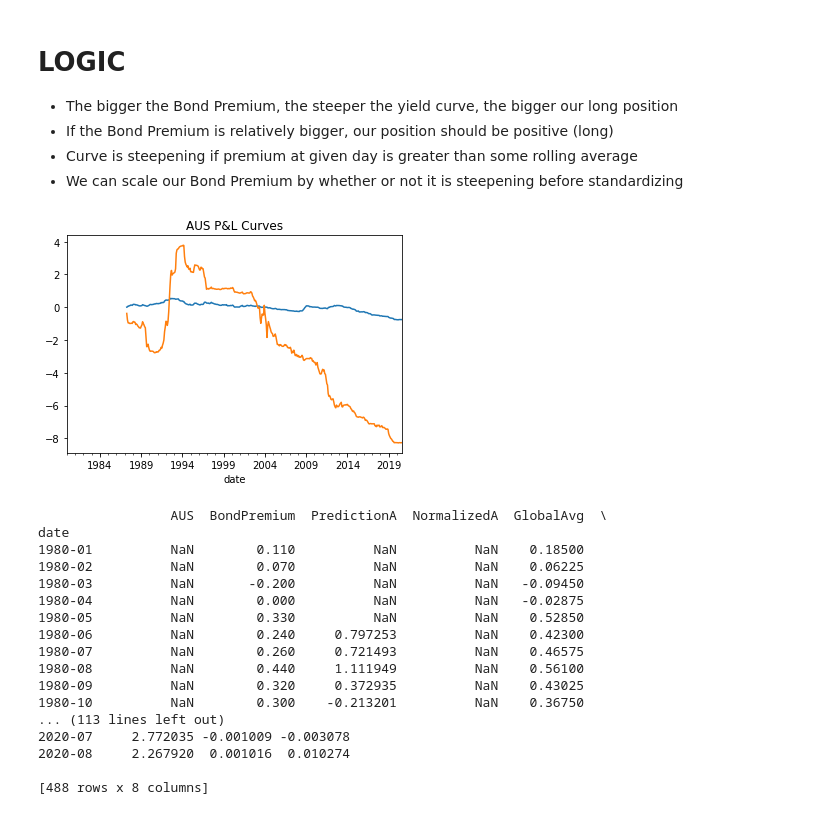
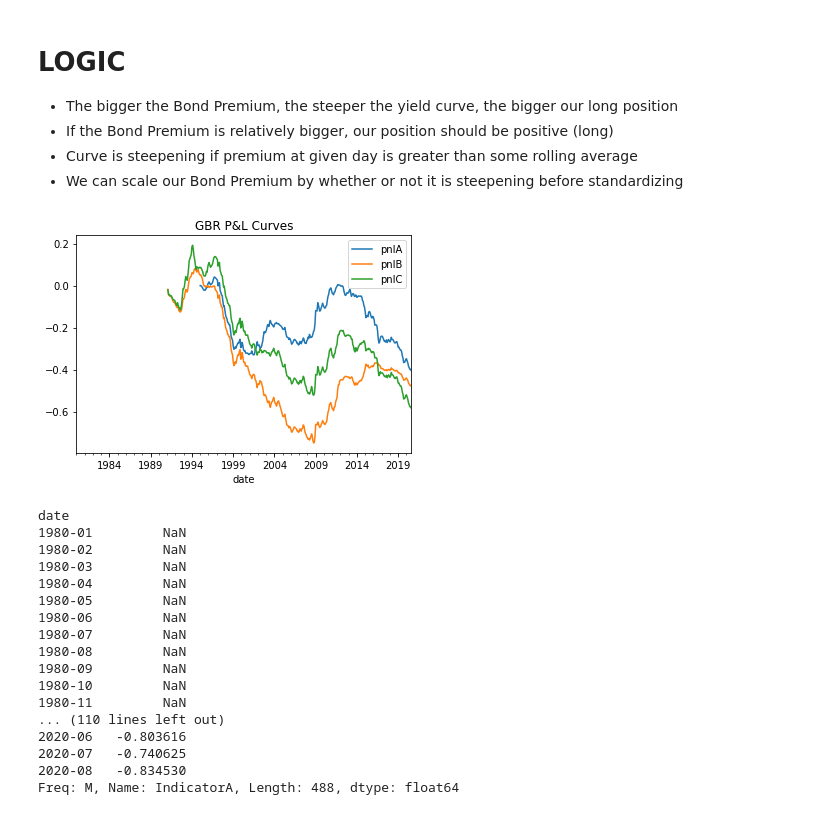
Before and after one commit to Mike-Huntress/Internship2020, a Jupyter notebook: Project.ipynb, the cells around one changed output. Drawn from its saved outputs; the diff is of its cells as text; code cells hidden in the pictures.

```diff
--- a/Project.ipynb
+++ b/Project.ipynb
@@ -17,6 +17,7 @@ dl = DataLib("SignalData")
 # Setting up Bond Return Index variables
 BondReturnIndex = dl.pull('BondRetIdx/LocalFX') # daily, represents accumulated returns from holding 10-year bonds
 average = 'Equal Weighted Mean'
+std = 'Equal Weighted Std'
 BondReturnIndex[average] = BondReturnIndex.mean(axis=1) # global average
 MonthlyBondReturnIndex = BondReturnIndex.resample('1M').mean()
 MonthlyBondReturnIndex[average] = MonthlyBondReturnIndex.mean(axis=1) # global average
@@ -34,6 +35,7 @@ ShortRates = dl.pull('ShortRates') # monthly
 LongRates = dl.pull('LongRates') # monthly, nominal yield on 10-year govenment issued bonds
 BondPremium = LongRates - ShortRates
 BondPremium[average] = BondPremium.mean(axis=1) # global average
+BondPremium[std] = BondPremium.std(axis=1) # global std
 
 country = 'AUS'
 
@@ -64,13 +66,16 @@ plt.show()
 # Calculate and display P&L values from prediction dataframe
 def PnLAnalysis(data, country):
 
-    # Calculate P&L
-    data['pnlA'] = data['PredictionA'] * data[country].shift(1).pct_change()
-    data['pnlB'] = data['PredictionB'] * data[country].shift(1).pct_change()
+    # Calculate P&L by re-ranging indicators to fall between -1 and 1
+    data['pnlA'] = np.tanh(data['IndicatorA']) * data[country].shift(1).pct_change()
+    data['pnlB'] = np.tanh(data['IndicatorB']) * data[country].shift(1).pct_change()
+    data['pnlC'] = np.tanh(data['IndicatorC']) * data[country].shift(1).pct_change()
 
     # Plot P&L Curves
     data['pnlA'].cumsum().plot()
     data['pnlB'].cumsum().plot()
+    data['pnlC'].cumsum().plot()
+    plt.legend(['pnlA', 'pnlB', 'pnlC'])
     plt.title(f'{country} P&L Curves')
     plt.show()
 
@@ -91,39 +96,39 @@ def BondPremiumIndicator(country):
 
     # Prediction A: Prediction scaled by domestic change in BP over 6-month period
     # Standardize this month's BP relative to past BP within country withing 6M window
-    data['PredictionA'] = (data['BondPremium'] - data['BondPremium'].rolling(6).mean()) / data['BondPremium'].rolling(6).std()
-
-    ## This is how I am getting my predictions into the [-1,1] range
-    data['NormalizedA'] = (data['PredictionA'] - data['PredictionA'].rolling(24).min()) / (data['PredictionA'].rolling(6).max()-data['PredictionA'].rolling(24).min())*2-1
+    data['IndicatorA'] = (data['BondPremium'] - data['BondPremium'].rolling(4*12).mean()) / data['BondPremium'].rolling(4*12).std()
 
     # Prediction B: Prediction scaled by global average
+    data['GlobalAvg'] = BondPremium[average]
+    data['GlobalStd'] = BondPremium[std]
+    data['IndicatorB'] = (data['BondPremium'] - data['GlobalAvg']) / data['GlobalStd']
+
+    # Prediction C: Prediction scaled by global average
     # Standardize this month's BP relative to past BP global average withing 6M window
-    data['GlobalAvg'] = BondPremium[average]
-    data['PredictionB'] = (data['BondPremium'] - data['GlobalAvg'].rolling(6).mean()) / data['GlobalAvg'].rolling(6).std()
+    data['IndicatorC'] = (data['BondPremium'] - data['GlobalAvg'].rolling(4*12).mean()) / data['GlobalAvg'].rolling(4*12).std()
 
     # Calculate P&L
     data = PnLAnalysis(data, country)
 
     return data
 # %%
-results = BondPremiumIndicator('AUS')
-print(results)
+results = BondPremiumIndicator('GBR')
 # %% [output]
-[figure, old version]
+[figure, new version]
-                 AUS  BondPremium  PredictionA  NormalizedA  GlobalAvg  \
 date
-1980-01          NaN        0.110          NaN          NaN    0.18500
-1980-02          NaN        0.070          NaN          NaN    0.06225
-1980-03          NaN       -0.200          NaN          NaN   -0.09450
-1980-04          NaN        0.000          NaN          NaN   -0.02875
-1980-05          NaN        0.330          NaN          NaN    0.52850
-1980-06          NaN        0.240     0.797253          NaN    0.42300
-1980-07          NaN        0.260     0.721493          NaN    0.46575
-1980-08          NaN        0.440     1.111949          NaN    0.56100
-1980-09          NaN        0.320     0.372935          NaN    0.43025
-1980-10          NaN        0.300    -0.213201          NaN    0.36750
-... (113 lines left out)
-2020-07     2.772035 -0.001009 -0.003078
-2020-08     2.267920  0.001016  0.010274
-
-[488 rows x 8 columns]
+1980-01         NaN
+1980-02         NaN
+1980-03         NaN
+1980-04         NaN
+1980-05         NaN
+1980-06         NaN
+1980-07         NaN
+1980-08         NaN
+1980-09         NaN
+1980-10         NaN
+1980-11         NaN
+... (110 lines left out)
+2020-06   -0.803616
+2020-07   -0.740625
+2020-08   -0.834530
+Freq: M, Name: IndicatorA, Length: 488, dtype: float64
```
Also changed, not shown: parts of 1 cell of this notebook.
